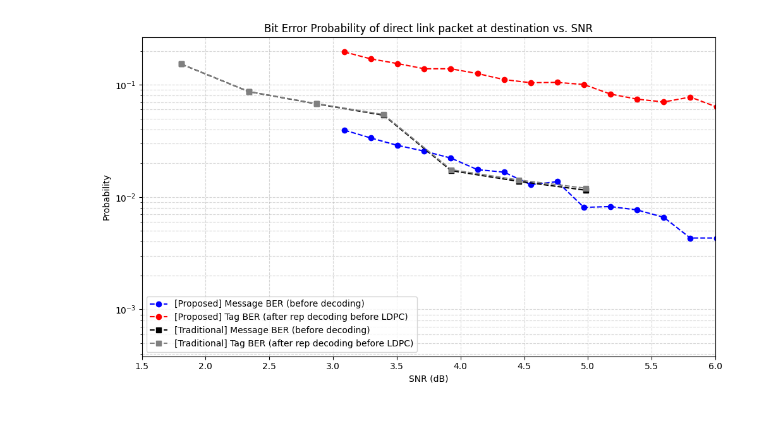
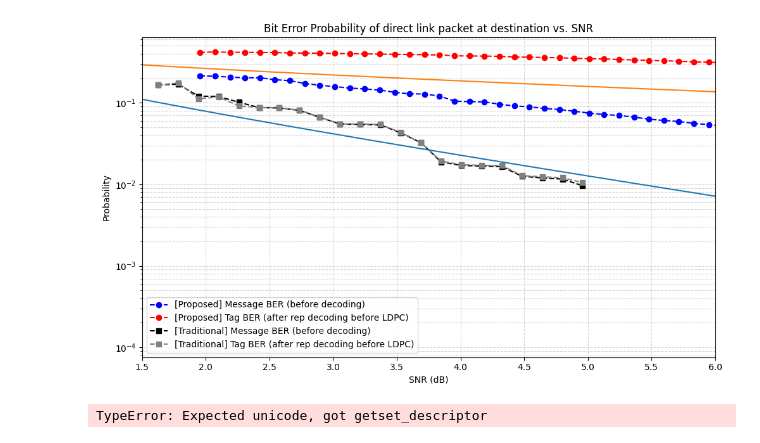
Before and after one commit to mkashani-phd/Secure_Wireless_Relay, a Jupyter notebook: Experiments/3_node_test/SC/analyzeJoint.ipynb, the cells around one changed output. Cells and saved outputs as stored; diff of their text form; code cells hidden in the pictures.

```diff
--- a/Experiments/3_node_test/SC/analyzeJoint.ipynb
+++ b/Experiments/3_node_test/SC/analyzeJoint.ipynb
@@ -19,7 +19,7 @@ client = MongoClient('mongodb://localhost:27017/')
 # MESSAGE = "This message is the default payload for the tests, and is 1088 bits long. It will be superposed with MAC tag of "
 
 
-db = client['SIC_MAC_SC_R=0_5']
+db = client['SIC_SC_alpha_0_2_R=0_5']
 phase_SC_col = db['destination, phase_1']
 phase_SC_col.find_one({}).keys()
 
@@ -50,12 +50,15 @@ def binomial_tail(n, p):
         prob += comb(n, k) * (p ** k) * ((1 - p) ** (n - k))
     return prob
 
-df_SC['BER_tag'] = df_SC['BER_tag'].apply(lambda x:binomial_tail(19, x))
+
+# df_SC['SNR']= df_SC['SNR'].apply(lambda x: 10*np.log10(x))
+
 
 
 df_trad = pd.DataFrame(list(phase_trad_col.find({}, {'Decoded_tag_success':1, 'Decoded_msg_success':1, 'BER_msg': 1, 'BER_tag':1, 'SNR': 1})))
 df_trad['SNR']= df_trad['SNR'].apply(lambda x: 10*np.log10(x))
-df_trad.head()
+# df_trad['BER_tag'] = df_trad['BER_tag'].apply(lambda x:binomial_tail(10, x))
+df_trad.columns
 
 
 # r0 = pd.DataFrame.from_dict(r0, orient='index')
@@ -73,7 +73,7 @@ import pandas as pd
 import numpy as np
 import matplotlib.pyplot as plt
 
-def bin_and_aggregate(df, n_bins=10):
+def bin_and_aggregate(df:pd.DataFrame, n_bins=10):
     # 1. Create equally spaced bins over SNR range
     snr_min = df['SNR'].min()
     snr_max = df['SNR'].max()
@@ -83,13 +83,25 @@ def bin_and_aggregate(df, n_bins=10):
     df['SNR_bin'] = pd.cut(df['SNR'], bins=bins, include_lowest=True)
 
     # 3. Aggregate per bin
-    grouped = df.groupby('SNR_bin').agg(
+
+    if "BER_tag_binomial_tail" in df.columns:
+
+        grouped = df.groupby('SNR_bin').agg(
+            avg_BER_msg=('BER_msg', 'mean'),
+            avg_BER_tag=('BER_tag_binomial_tail', 'mean'),
+            # msg_fail_prob=('Decoded_msg_success', lambda x: (~x).mean()),
+            # tag_fail_prob=('Decoded_tag_success', lambda x: (~x).mean()),
+            count=('BER_msg', 'count')
+        ).reset_index()
+
+    else:
+        grouped = df.groupby('SNR_bin').agg(
         avg_BER_msg=('BER_msg', 'mean'),
         avg_BER_tag=('BER_tag', 'mean'),
-        msg_fail_prob=('Decoded_msg_success', lambda x: (~x).mean()),
-        tag_fail_prob=('Decoded_tag_success', lambda x: (~x).mean()),
+        # msg_fail_prob=('Decoded_msg_success', lambda x: (~x).mean()),
+        # tag_fail_prob=('Decoded_tag_success', lambda x: (~x).mean()),
         count=('BER_msg', 'count')
-    ).reset_index()
+        ).reset_index()
 
     # 4. Also get bin centers for plotting
     grouped['bin_center'] = grouped['SNR_bin'].apply(lambda x: x.mid)
@@ -122,39 +134,49 @@ def plot_ber_and_error_prob(df_binned, title :str= "Proposed"):
     plt.ylabel('Probability')
     plt.title('Bit Error Probability of direct link packet at destination vs. SNR')
     plt.legend()
     plt.grid(True, which='both', linestyle='--', alpha=0.5)
     plt.tight_layout()
 
 
 # -----------------
 # Example usage:
 # -----------------
 # Load your DataFrame, e.g.:
 # df = pd.read_csv('your_file.csv')
 
 
 
 # Number of bins you want
-n_bins = 30
+n_bins = 100
 
 # Compute binned results
 
 
-binned_results = bin_and_aggregate(df_SC, n_bins=n_bins)
-binned_results2 = bin_and_aggregate(df_trad, n_bins=n_bins)
+binned_results_SC = bin_and_aggregate(df_SC, n_bins=n_bins)
+binned_results_trad = bin_and_aggregate(df_trad, n_bins=n_bins)
+
 
 # Plot nicely
 
 plt.figure(figsize=(10, 6), dpi = 100)
 
-plot_ber_and_error_prob(binned_results, title = "Proposed")
-plot_ber_and_error_prob(binned_results2, title = "Traditional")
+plot_ber_and_error_prob(binned_results_SC, title = "Proposed")
+plot_ber_and_error_prob(binned_results_trad, title = "Traditional")
+# plt.plot(binned_results_trad, np.sqrt(binned_results_trad['SNR_bin']))
+
+SNR = np.linspace(1.5,6, len(binned_results_SC))
+plt.semilogy(SNR, qfunc(np.sqrt(SNR)))
+plt.semilogy(SNR, qfunc(np.sqrt(.2*SNR)))
 
 plt.xlim([1.5,6])
 
 plt.show()
 # %% [output]
-[figure, old version]
+[figure, new version]
+# %%
+binned_results_trad['SNR_bin'].apply(lambda x: type(x))
+# %% [output]
+TypeError: Expected unicode, got getset_descriptor
 # %%
 from scipy.special import erfc
 
```
Also changed, not shown: parts of 8 cells of this notebook, 8 other files.
